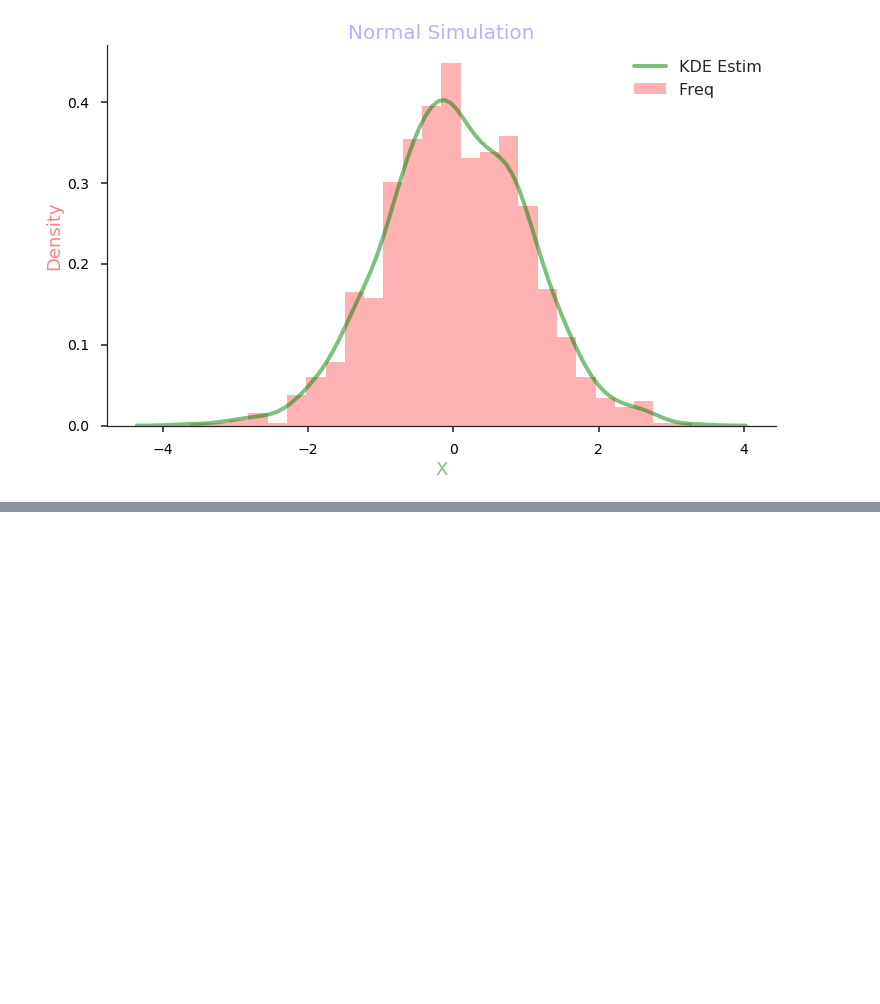
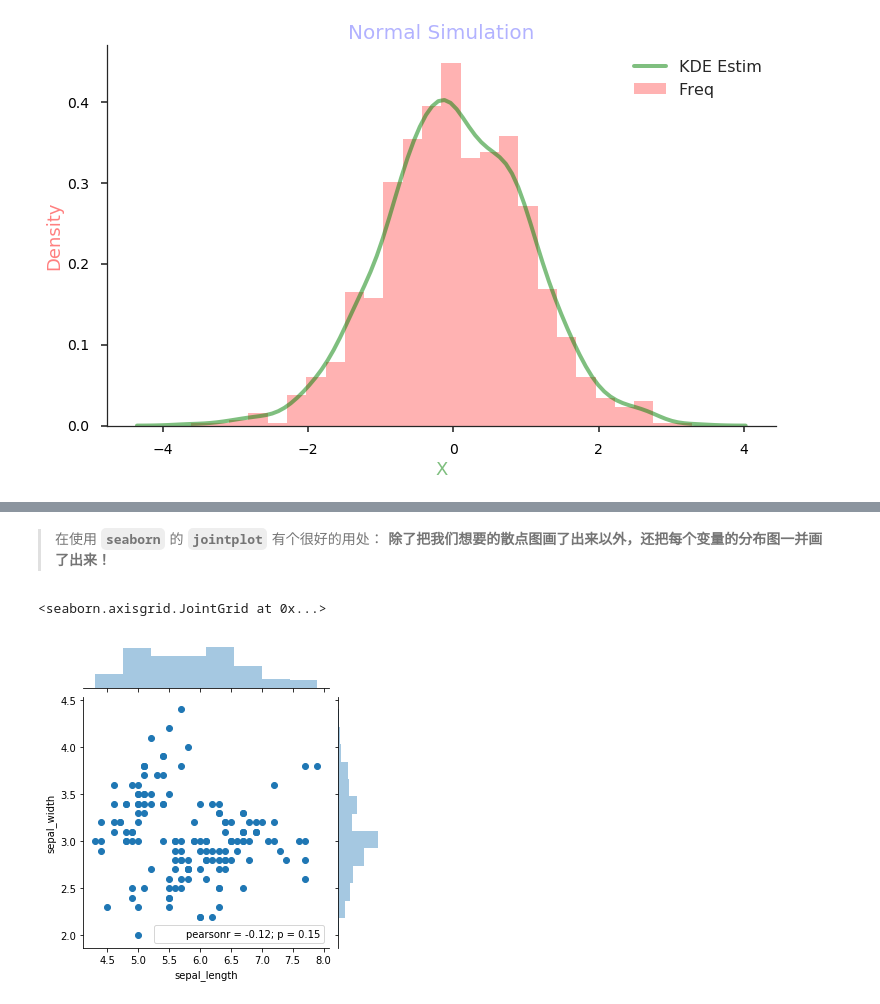
Before and after one commit to lqleon1214/data_analysis_test, a Jupyter notebook: chp7.2-seaborn.ipynb, the cells around one changed output, grey strips where cells are left out. Saved outputs shown, nothing was run; the diff lists cells and outputs as text; code cells hidden in the pictures; blank space fills up the shorter version.

```diff
--- a/chp7.2-seaborn.ipynb
+++ b/chp7.2-seaborn.ipynb
@@ -247,0 +267,7 @@ g.tick_params(labelsize=14, labelcolor='black')
+# %% [markdown]
+> 在使用 **`seaborn`** 的 **`jointplot`** 有个很好的用处： **除了把我们想要的散点图画了出来以外，还把每个变量的分布图一并画了出来！**
+# %%
+sns.jointplot(x="sepal_length", y="sepal_width", data=iris, size=5)
+# %% [output]
+<seaborn.axisgrid.JointGrid at 0x...>
+[figure, added]
```
Also changed, not shown: parts of 14 cells of this notebook.
